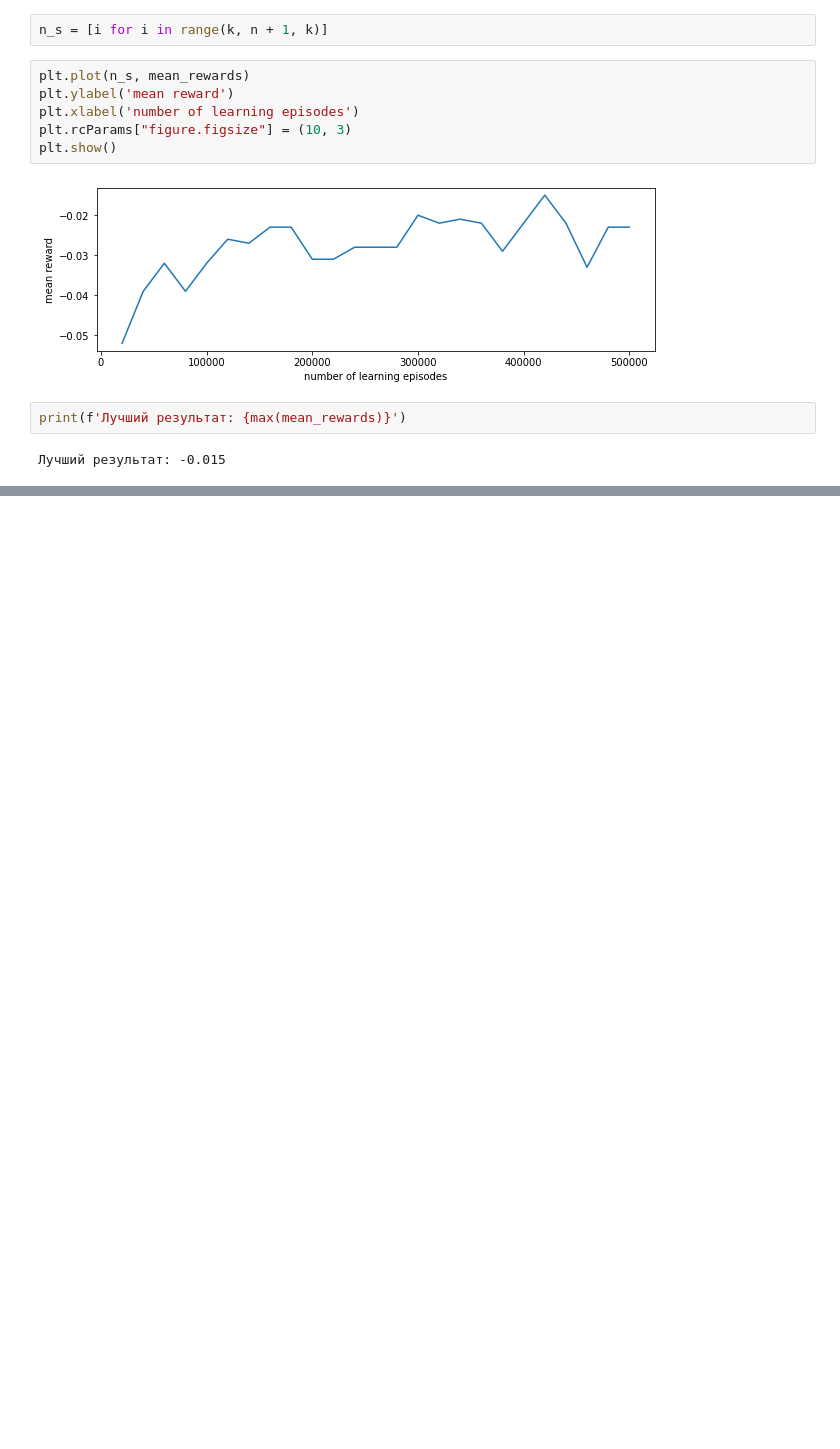
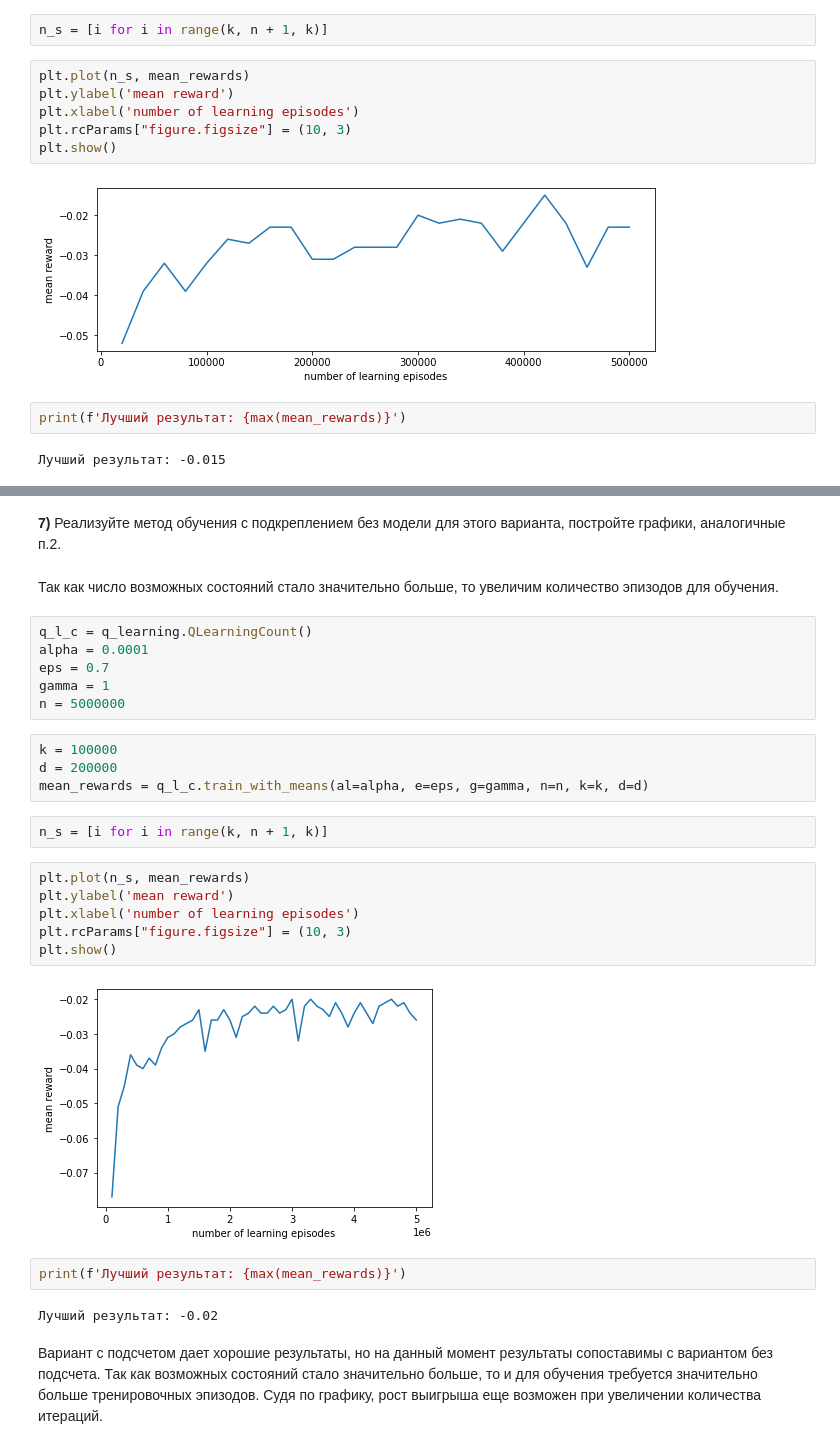
Before and after one commit to robertspb/3-dl-hw-1, a Jupyter notebook: DL_RL_HW1.ipynb, the cells around one changed output, grey strips where cells are left out. Saved outputs shown, nothing was run; the diff lists cells and outputs as text; blank space fills up the shorter version.

```diff
--- a/DL_RL_HW1.ipynb
+++ b/DL_RL_HW1.ipynb
@@ -267,0 +279,30 @@ print(f'Лучший результат: {max(mean_rewards)}')
+# %% [markdown]
+**7)** Реализуйте метод обучения с подкреплением без модели для этого варианта, постройте графики, аналогичные п.2.
+# %% [markdown]
+Так как число возможных состояний стало значительно больше, то увеличим количество эпизодов для обучения.
+# %%
+q_l_c = q_learning.QLearningCount()
+alpha = 0.0001
+eps = 0.7
+gamma = 1
+n = 5000000
+# %%
+k = 100000
+d = 200000
+mean_rewards = q_l_c.train_with_means(al=alpha, e=eps, g=gamma, n=n, k=k, d=d)
+# %%
+n_s = [i for i in range(k, n + 1, k)]
+# %%
+plt.plot(n_s, mean_rewards)
+plt.ylabel('mean reward')
+plt.xlabel('number of learning episodes')
+plt.rcParams["figure.figsize"] = (10, 3)
+plt.show()
+# %% [output]
+[figure, added]
+# %%
+print(f'Лучший результат: {max(mean_rewards)}')
+# %% [output]
+Лучший результат: -0.02
+# %% [markdown]
+Вариант с подсчетом дает хорошие результаты, но на данный момент результаты сопоставимы с вариантом без подсчета. Так как возможных состояний стало значительно больше, то и для обучения требуется значительно больше тренировочных эпизодов. Судя по графику, рост выигрыша еще возможен при увеличении количества итераций.
```
Also changed, not shown: parts of 5 cells of this notebook, 2 other files.
